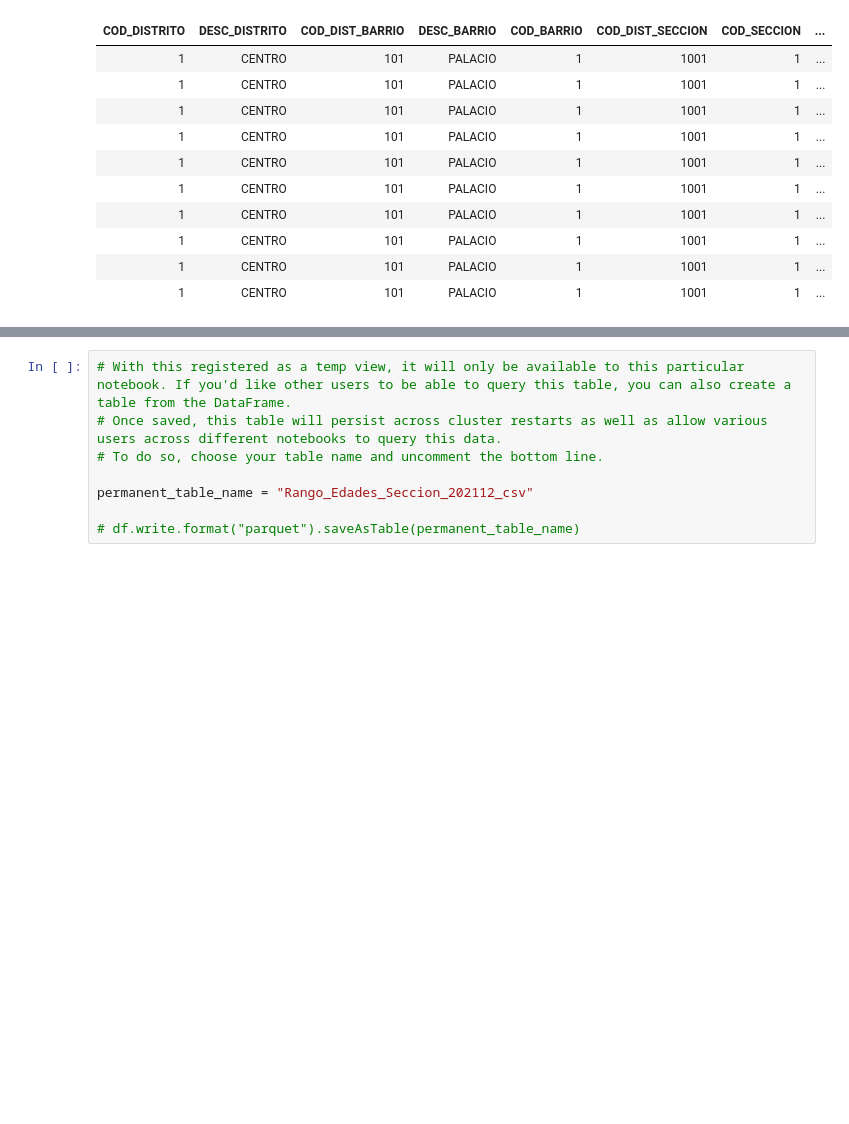
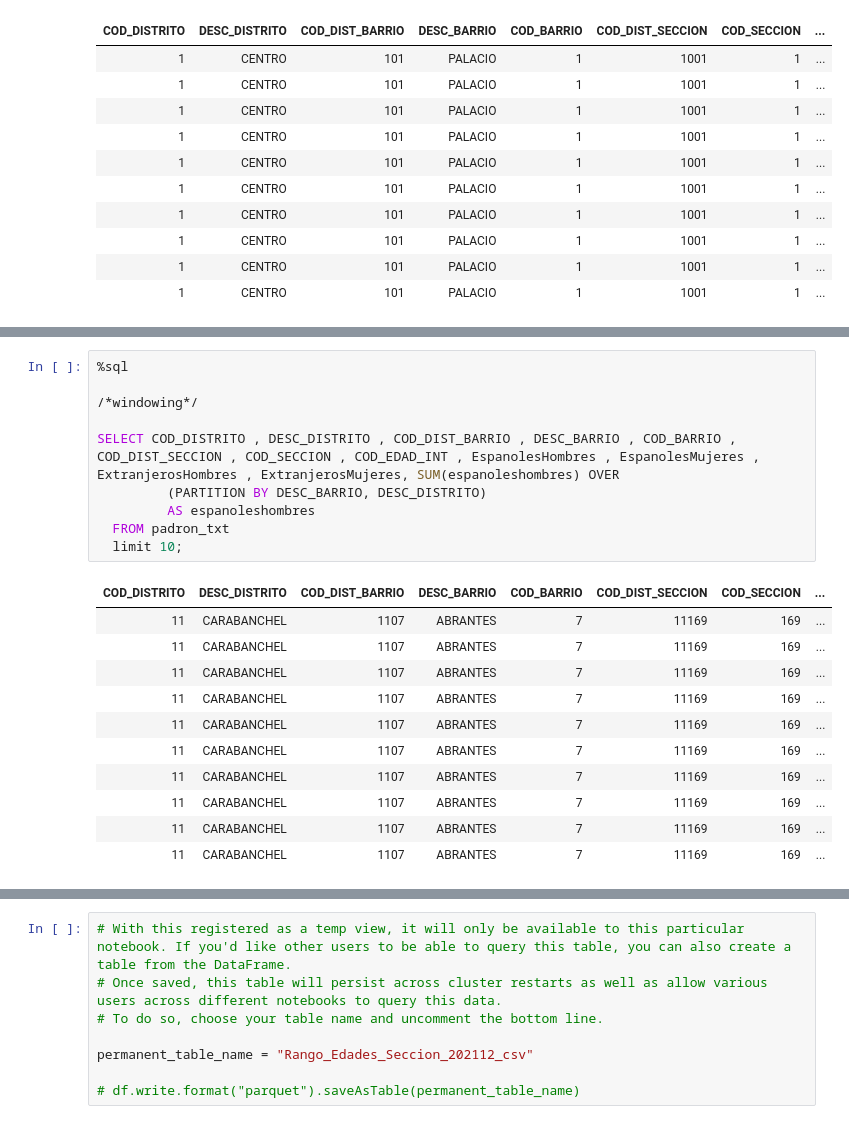
Before and after one commit to inakibosonit/formacion, a Jupyter notebook: practica_padron/ejercicios_spark.ipynb, the cells around one changed output, grey strips where cells are left out. Cells and saved outputs as stored; diff of their text form; blank space fills up the shorter version.

```diff
--- a/practica_padron/ejercicios_spark.ipynb
+++ b/practica_padron/ejercicios_spark.ipynb
@@ -549,3 +569,25 @@ limit 10;
 | 8 | FUENCARRAL-EL PARDO | 806 | VALVERDE | 6 | 8188 | 188 | ... |
 | 8 | FUENCARRAL-EL PARDO | 806 | VALVERDE | 6 | 8188 | 188 | ... |
 | 8 | FUENCARRAL-EL PARDO | 806 | VALVERDE | 6 | 8188 | 188 | ... |
+# %%
+%sql
+
+/*windowing*/
+
+SELECT COD_DISTRITO , DESC_DISTRITO , COD_DIST_BARRIO , DESC_BARRIO , COD_BARRIO , COD_DIST_SECCION , COD_SECCION , COD_EDAD_INT , EspanolesHombres , EspanolesMujeres , ExtranjerosHombres , ExtranjerosMujeres, SUM(espanoleshombres) OVER
+         (PARTITION BY DESC_BARRIO, DESC_DISTRITO)
+         AS espanoleshombres
+  FROM padron_txt
+  limit 10;
+# %% [output]
+| COD_DISTRITO | DESC_DISTRITO | COD_DIST_BARRIO | DESC_BARRIO | COD_BARRIO | COD_DIST_SECCION | COD_SECCION | ... |
+| 11 | CARABANCHEL | 1107 | ABRANTES | 7 | 11169 | 169 | ... |
+| 11 | CARABANCHEL | 1107 | ABRANTES | 7 | 11169 | 169 | ... |
+| 11 | CARABANCHEL | 1107 | ABRANTES | 7 | 11169 | 169 | ... |
+| 11 | CARABANCHEL | 1107 | ABRANTES | 7 | 11169 | 169 | ... |
+| 11 | CARABANCHEL | 1107 | ABRANTES | 7 | 11169 | 169 | ... |
+| 11 | CARABANCHEL | 1107 | ABRANTES | 7 | 11169 | 169 | ... |
+| 11 | CARABANCHEL | 1107 | ABRANTES | 7 | 11169 | 169 | ... |
+| 11 | CARABANCHEL | 1107 | ABRANTES | 7 | 11169 | 169 | ... |
+| 11 | CARABANCHEL | 1107 | ABRANTES | 7 | 11169 | 169 | ... |
+| 11 | CARABANCHEL | 1107 | ABRANTES | 7 | 11169 | 169 | ... |
```
Also changed, not shown: parts of 5 cells of this notebook.
